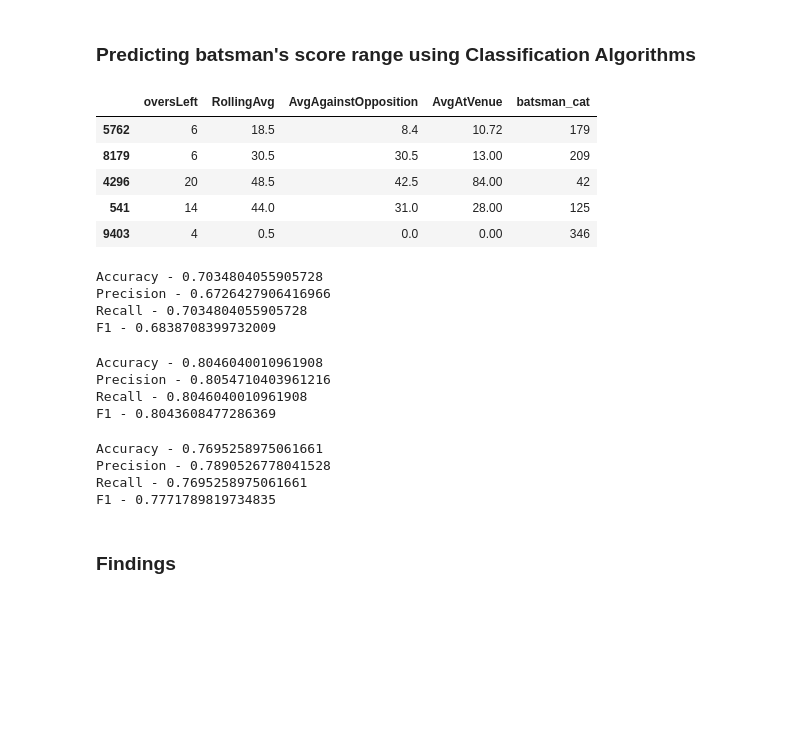
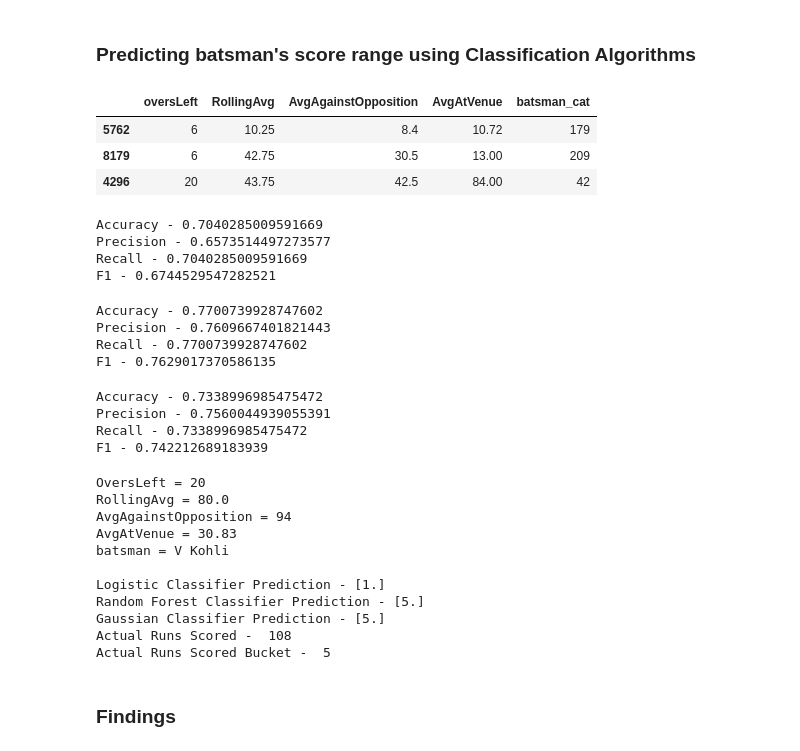
Before and after one commit to 51n15t9r/CricketAnalytics, a Jupyter notebook: 11. Predicting Batsman's score (ML initiation) .ipynb, the cells around one changed output. Drawn from its saved outputs; the diff is of its cells as text; code cells hidden in the pictures; blank space fills up the shorter version.

```diff
--- a/11. Predicting Batsman's score (ML initiation) .ipynb
+++ b/11. Predicting Batsman's score (ML initiation) .ipynb
@@ -74,11 +85,13 @@ comb = pd.merge(comb, OversLeftAtEntry, how = 'left' , left_on = ['id','batsman'
 # %%
+# Calculate rolling average per batsman from the past 2 innings and merge it back to original dataframe/
 comb['index_col'] = comb.index
 
-AvgRuns = pd.DataFrame(comb.groupby(['batsman'])['totalRuns'].rolling(2, min_periods =1).mean()).reset_index().rename(columns = {'level_1' : 'index'})
-
+AvgRuns = pd.DataFrame(comb.groupby(['batsman'])['totalRuns'].rolling(5, min_periods =1).mean()).reset_index().rename(columns = {'level_1' : 'index'})
 AvgRuns.columns = ['batsman' , 'index_col' , 'RollingAvg']
 
 comb = comb.merge(AvgRuns[['index_col' , 'RollingAvg']] , on='index_col')
+comb = comb.drop(['index_col'], axis=1)
 
-comb = comb.drop(['index_col'], axis=1)
+# Remove Current row's Score from RollingAverage and mean aver reamining 4 values
+comb['RollingAvg'] = comb.apply(lambda x: ((x['RollingAvg'] * 5 ) - x['totalRuns']) / 4 , axis=1)
 # %%
@@ -249,7 +278,7 @@ Real output -  50
 ### Predicting batsman's score range using Classification Algorithms
 # %%
 # Choosing Features
-x = comb.drop(labels = ['id' , 'inning' , 'batsman' , 'totalRuns', 'bowling_team' , 'venue', 'RunBucket', 'totalBalls' , 'matchesAgainstOpposition' , 'matchesAtVenue' , 'runsAgainstOppostion' , 'runsAtVenue'], axis=1)
+x = comb[['oversLeft' , 'RollingAvg' , 'AvgAgainstOpposition' , 'AvgAtVenue' , 'batsman_cat']]
 
 # We need prediction for Run Buckets, always. So this is fixed
 y = comb['RunBucket'].values
@@ -258,14 +287,12 @@ y = comb['RunBucket'].values
 # Split the data into test/train - 70/30
 x_train , x_test , y_train , y_test = train_test_split(x , y, test_size = 0.3 , random_state = 0)
 # %%
-x_test.head(5)
+x_test.head(3)
 # %% [output]
 |  | oversLeft | RollingAvg | AvgAgainstOpposition | AvgAtVenue | batsman_cat |
-| 5762 | 6 | 18.5 | 8.4 | 10.72 | 179 |
-| 8179 | 6 | 30.5 | 30.5 | 13.00 | 209 |
-| 4296 | 20 | 48.5 | 42.5 | 84.00 | 42 |
-| 541 | 14 | 44.0 | 31.0 | 28.00 | 125 |
-| 9403 | 4 | 0.5 | 0.0 | 0.00 | 346 |
+| 5762 | 6 | 10.25 | 8.4 | 10.72 | 179 |
+| 8179 | 6 | 42.75 | 30.5 | 13.00 | 209 |
+| 4296 | 20 | 43.75 | 42.5 | 84.00 | 42 |
 # %%
 logistic_classifier = LogisticRegression()
 logistic_classifier.fit(x_train, y_train)
@@ -281,10 +308,10 @@ print('Precision - {}'.format(precision))
 print('Recall - {}'.format(recall))
 print('F1 - {}'.format(f1))
 # %% [output]
-Accuracy - 0.7034804055905728
-Precision - 0.6726427906416966
-Recall - 0.7034804055905728
-F1 - 0.6838708399732009
+Accuracy - 0.7040285009591669
+Precision - 0.6573514497273577
+Recall - 0.7040285009591669
+F1 - 0.6744529547282521
 # %%
 RF_classifier = RandomForestClassifier(n_estimators=50)
 RF_classifier.fit(x_train,y_train)
@@ -300,10 +327,10 @@ print('Precision - {}'.format(precision))
 print('Recall - {}'.format(recall))
 print('F1 - {}'.format(f1))
 # %% [output]
-Accuracy - 0.8046040010961908
-Precision - 0.8054710403961216
-Recall - 0.8046040010961908
-F1 - 0.8043608477286369
+Accuracy - 0.7700739928747602
+Precision - 0.7609667401821443
+Recall - 0.7700739928747602
+F1 - 0.7629017370586135
 # %%
 nb_model=GaussianNB()
 nb_model.fit(x_train,y_train)
@@ -319,7 +346,7 @@ print('Precision - {}'.format(precision))
 print('Recall - {}'.format(recall))
 print('F1 - {}'.format(f1))
 # %% [output]
-Accuracy - 0.7695258975061661
-Precision - 0.7890526778041528
-Recall - 0.7695258975061661
-F1 - 0.7771789819734835
+Accuracy - 0.7338996985475472
+Precision - 0.7560044939055391
+Recall - 0.7338996985475472
+F1 - 0.742212689183939
@@ -326,3 +373,17 @@ F1 - 0.7771789819734835
+# %%
+predict_score_range(comb, 20, 80.0 , 94, 30.83, 505)
+# %% [output]
+OversLeft = 20
+RollingAvg = 80.0
+AvgAgainstOpposition = 94
+AvgAtVenue = 30.83
+batsman = V Kohli
+
+Logistic Classifier Prediction - [1.]
+Random Forest Classifier Prediction - [5.]
+Gaussian Classifier Prediction - [5.]
+Actual Runs Scored -  108
+Actual Runs Scored Bucket -  5
 # %% [markdown]
 ### Findings
 # %% [markdown]
```
Also changed, not shown: parts of 24 cells of this notebook.
